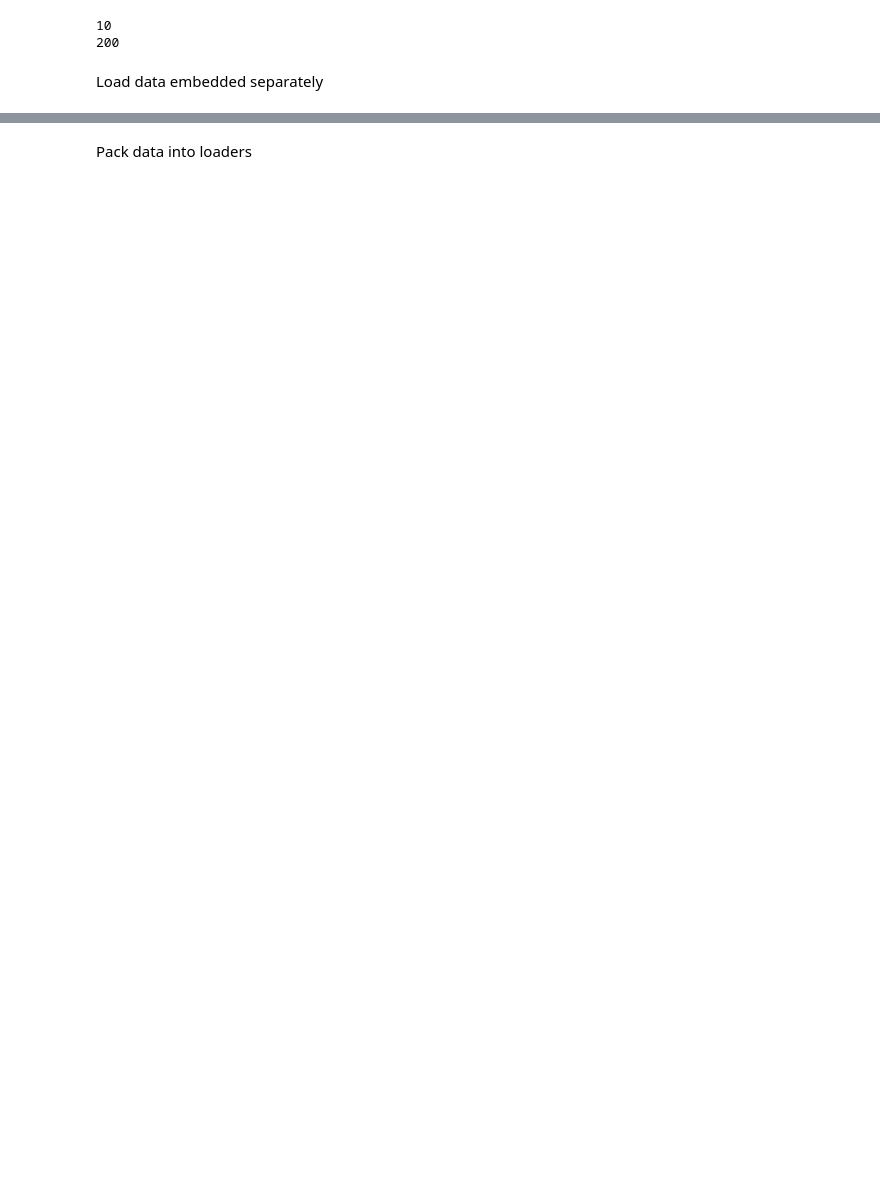
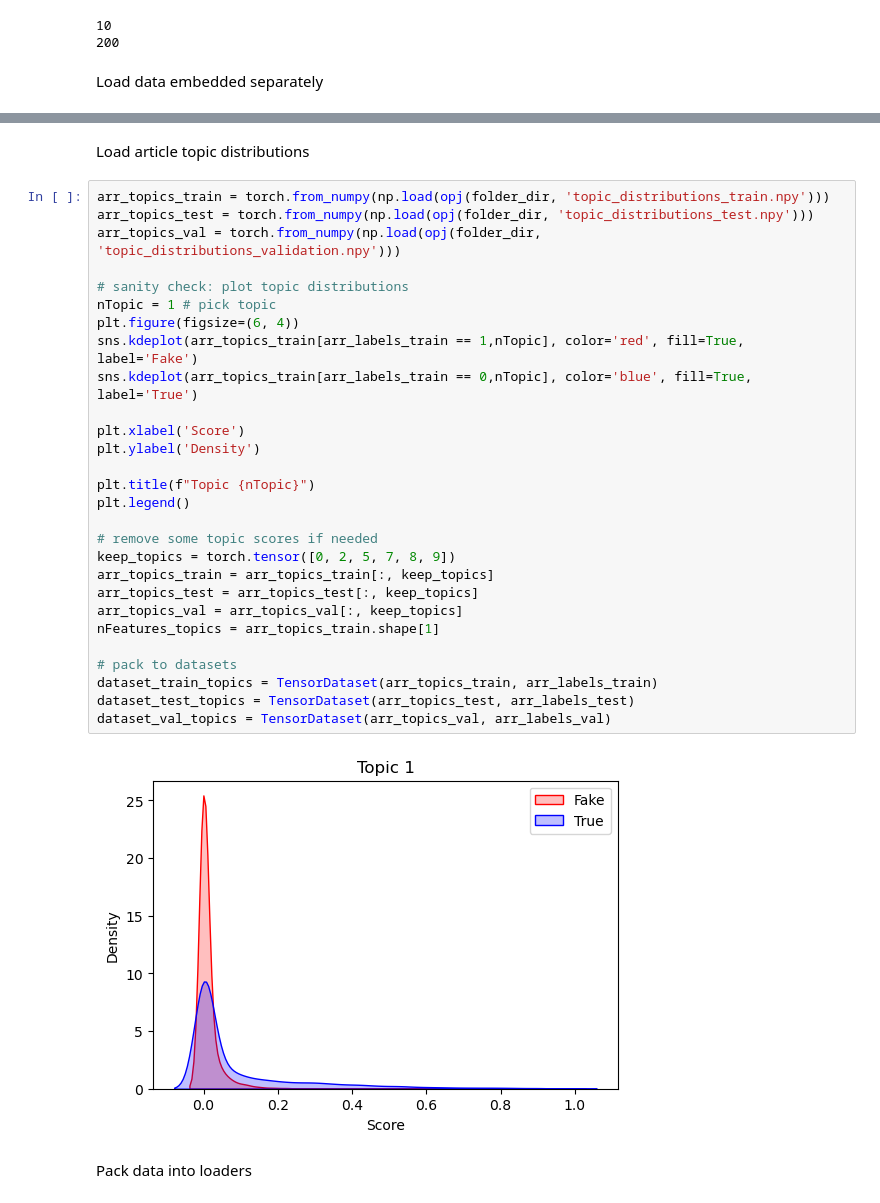
Before and after one commit to AdamLoydHarris/NLP_fake-news, a Jupyter notebook: Code/nlp_notebook_MLP.ipynb, the cells around one changed output, grey strips where cells are left out. Saved outputs shown, nothing was run; the diff lists cells and outputs as text; blank space fills up the shorter version.

```diff
--- a/Code/nlp_notebook_MLP.ipynb
+++ b/Code/nlp_notebook_MLP.ipynb
@@ -82,3 +81,35 @@ nFeatures_embed_separate = embed_data_array_train.shape[1]
+# %% [markdown]
+Load article topic distributions
+# %%
+arr_topics_train = torch.from_numpy(np.load(opj(folder_dir, 'topic_distributions_train.npy')))
+arr_topics_test = torch.from_numpy(np.load(opj(folder_dir, 'topic_distributions_test.npy')))
+arr_topics_val = torch.from_numpy(np.load(opj(folder_dir, 'topic_distributions_validation.npy')))
+
+# sanity check: plot topic distributions
+nTopic = 1 # pick topic
+plt.figure(figsize=(6, 4))
+sns.kdeplot(arr_topics_train[arr_labels_train == 1,nTopic], color='red', fill=True, label='Fake')
+sns.kdeplot(arr_topics_train[arr_labels_train == 0,nTopic], color='blue', fill=True, label='True')
+
+plt.xlabel('Score')
+plt.ylabel('Density')
+
+plt.title(f"Topic {nTopic}")
+plt.legend()
+
+# remove some topic scores if needed
+keep_topics = torch.tensor([0, 2, 5, 7, 8, 9])
+arr_topics_train = arr_topics_train[:, keep_topics]
+arr_topics_test = arr_topics_test[:, keep_topics]
+arr_topics_val = arr_topics_val[:, keep_topics]
+nFeatures_topics = arr_topics_train.shape[1]
+
+# pack to datasets
+dataset_train_topics = TensorDataset(arr_topics_train, arr_labels_train)
+dataset_test_topics = TensorDataset(arr_topics_test, arr_labels_test)
+dataset_val_topics = TensorDataset(arr_topics_val, arr_labels_val)
+# %% [output]
+[figure, added]
 # %% [markdown]
 Pack data into loaders
 # %%
```
Also changed, not shown: parts of 8 cells of this notebook, 1 other file.
